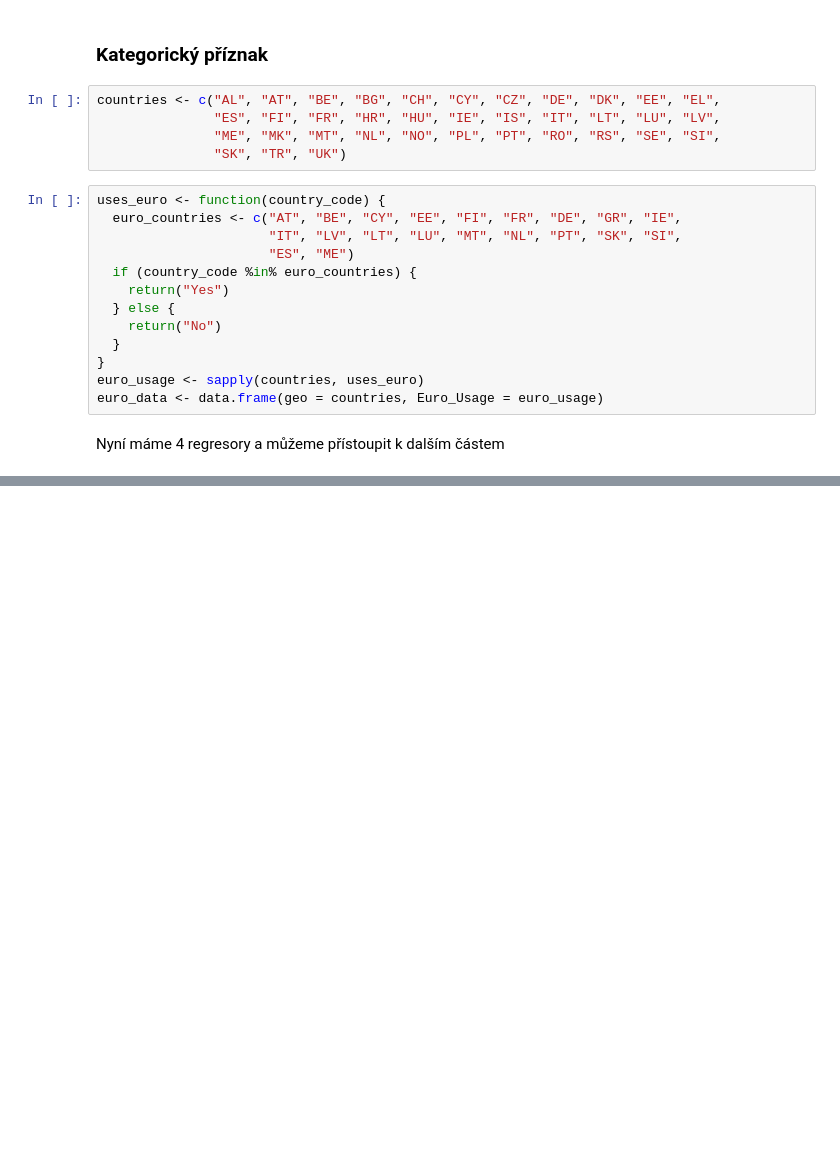
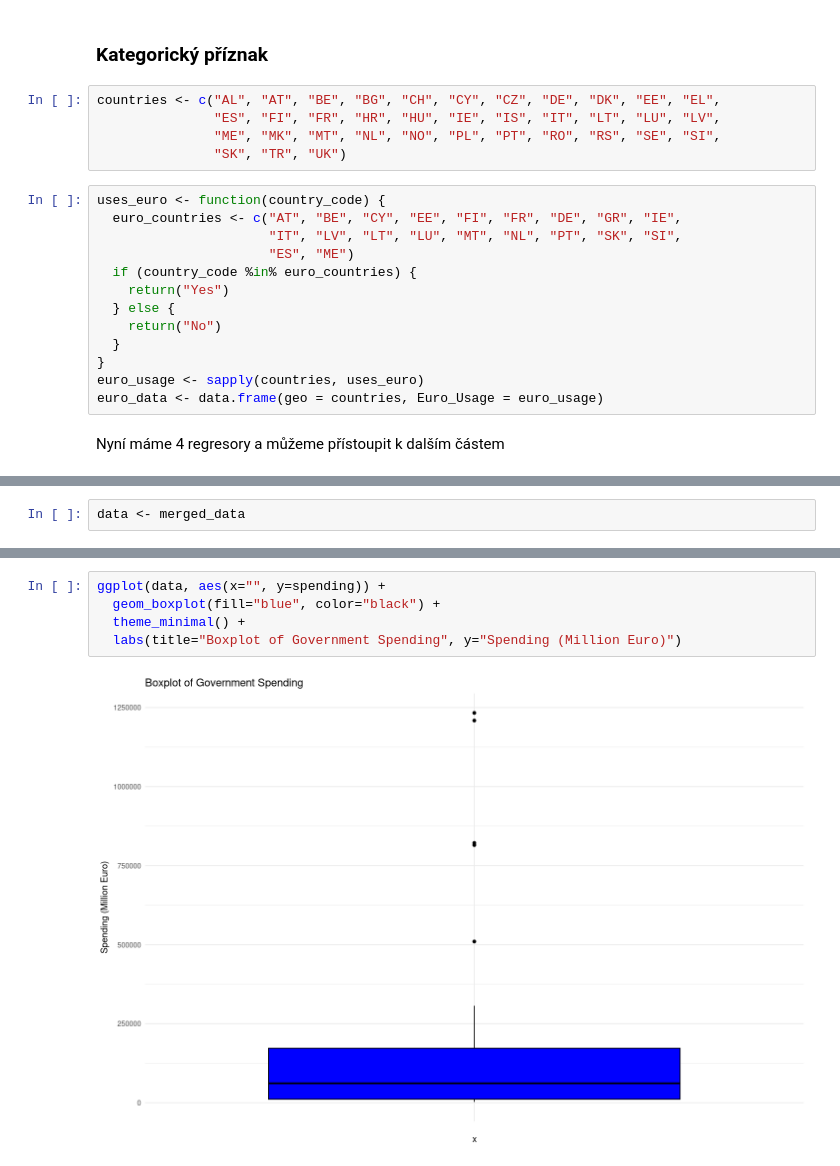
Before and after one commit to xsenyaaax/practicalStatistics, a Jupyter notebook: Project 3/project3.ipynb, the cells around one changed output, grey strips where cells are left out. Drawn from its saved outputs; the diff is of its cells as text; blank space fills up the shorter version.

```diff
--- a/Project 3/project3.ipynb
+++ b/Project 3/project3.ipynb
@@ -483,0 +465,2 @@ A data.frame: 36 × 6
+# %%
+data <- merged_data
@@ -483,0 +500,7 @@ A data.frame: 36 × 6
+# %%
+ggplot(data, aes(x="", y=spending)) +
+  geom_boxplot(fill="blue", color="black") +
+  theme_minimal() +
+  labs(title="Boxplot of Government Spending", y="Spending (Million Euro)")
+# %% [output]
+[figure, added]
```
Also changed, not shown: parts of 29 cells of this notebook.
